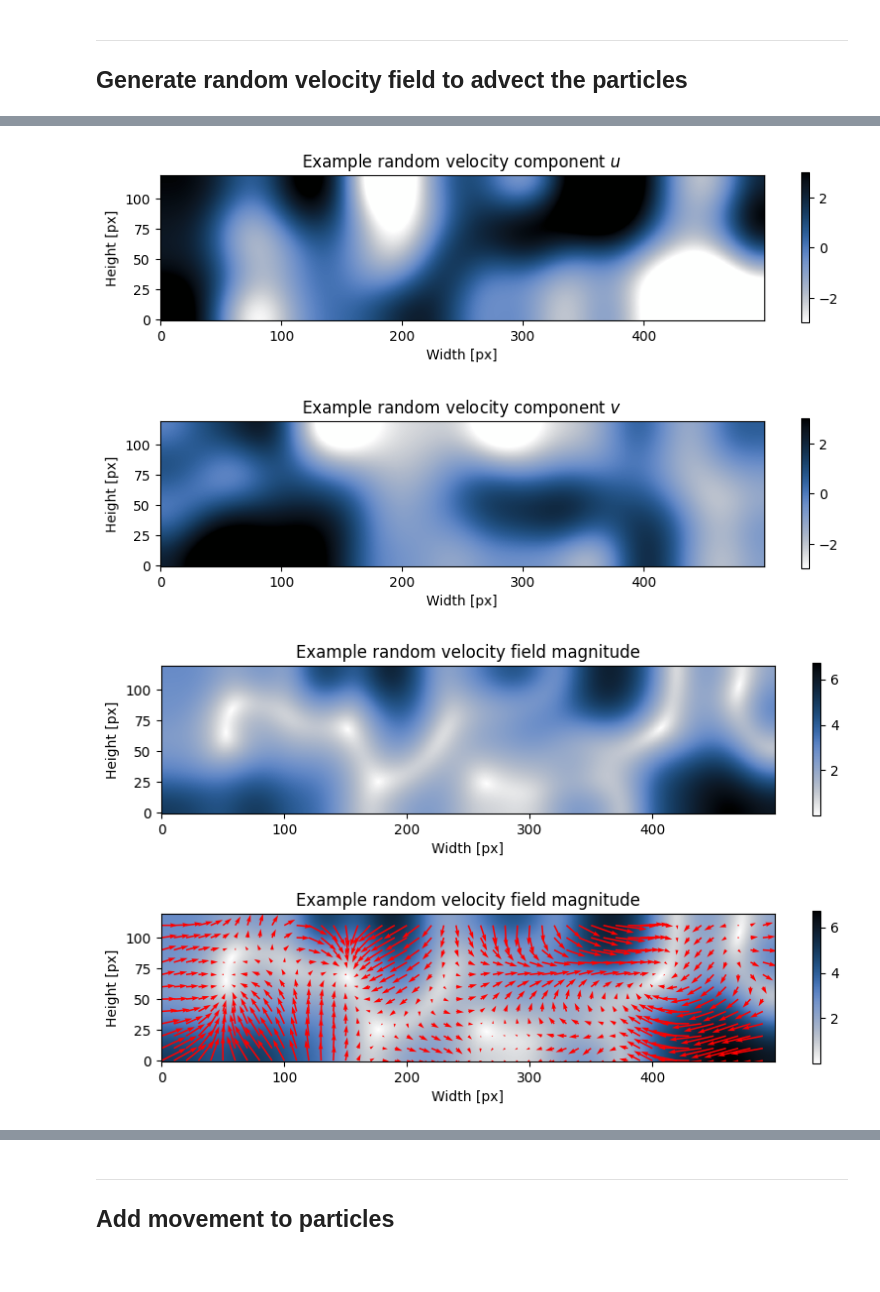
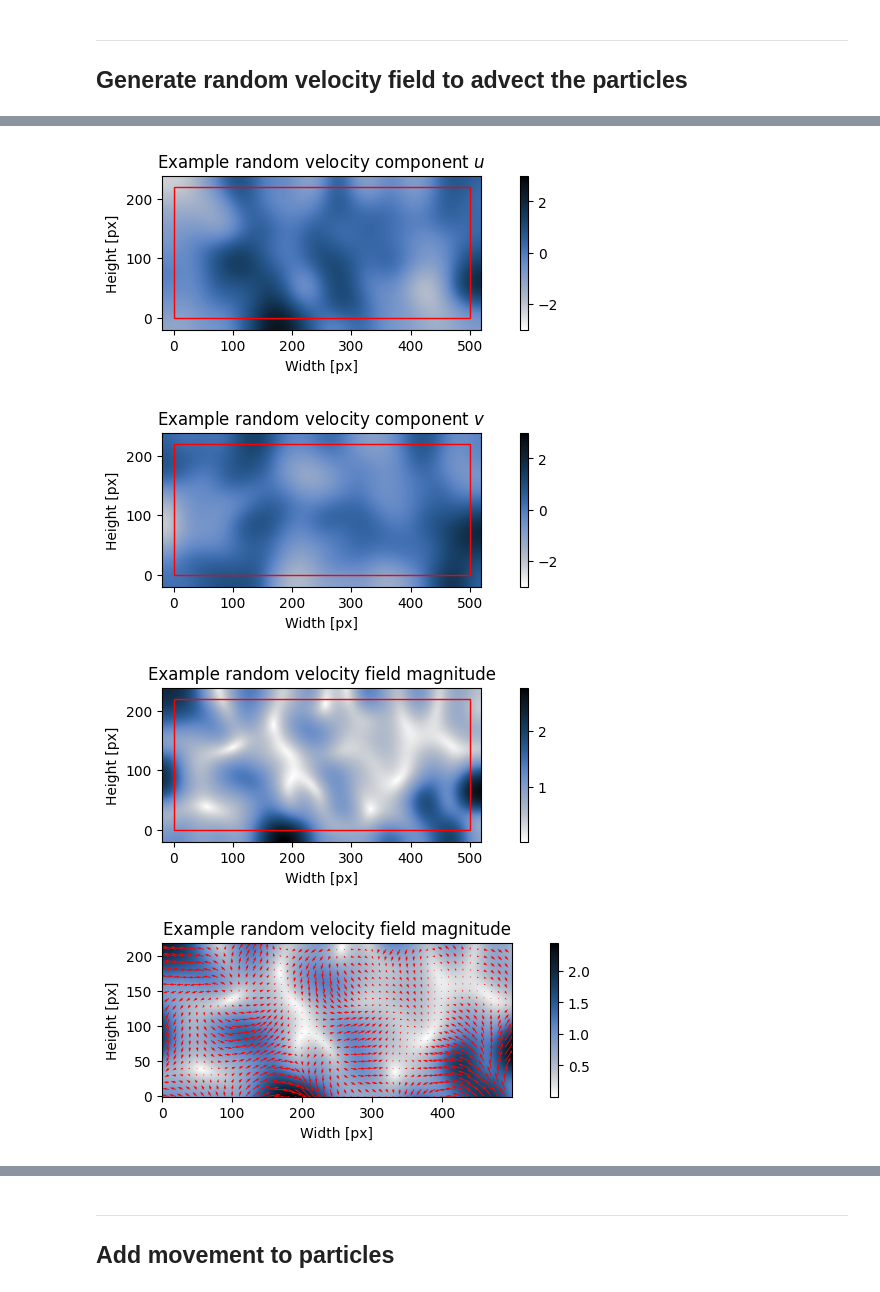
Before and after one commit to kamilazdybal/pykitPIV, a Jupyter notebook: jupyter-notebooks/debugging.ipynb, the cells around one changed output, grey strips where cells are left out. Cells and saved outputs as stored; diff of their text form; code cells hidden in the pictures.

```diff
--- a/jupyter-notebooks/debugging.ipynb
+++ b/jupyter-notebooks/debugging.ipynb
@@ -13,7 +13,7 @@ pandas==2.2.0
 # %%
 from pykitPIV import Particle, Image, FlowField, Motion
 # %%
-image_size = (120,500)
+image_size = (220,500)
 # %% [markdown]
 ***
 
@@ -24,7 +24,7 @@ particles = Particle(1,
                      size_buffer=20,
                      diameters=(6,10),
                      distances=(1,2),
-                     densities=(0.001,0.002),
+                     densities=(0.01,0.02),
                      signal_to_noise=(5,20),
                      diameter_std=1,
                      seeding_mode='random',
@@ -71,9 +71,9 @@ image.plot(0,
 
 ## Generate random velocity field to advect the particles
 # %%
-flowfield = FlowField(5,
+flowfield = FlowField(1,
                       size=image_size,
-                      size_buffer=0,
+                      size_buffer=20,
                       flow_mode='random',
                       gaussian_filters=(8,10),
                       n_gaussian_filter_iter=10,
@@ -98,5 +98,5 @@ image.plot_velocity_field(1,
 # %%
-image.plot_velocity_field(1,
+image.plot_velocity_field(0,
                           with_buffer=True,
                           xlabel='Width [px]',
                           ylabel='Height [px]',
@@ -106,22 +106,22 @@ image.plot_velocity_field(1,
                           figsize=(10,2),
                           filename='example-random-velocity-field.png');
 # %% [output]
-[figure, old version]
+[figure, new version]
-[figure, old version]
+[figure, new version]
 # %%
-image.plot_velocity_field_magnitude(1,
-                                    with_buffer=False,
+image.plot_velocity_field_magnitude(0,
+                                    with_buffer=True,
                                     xlabel='Width [px]',
                                     ylabel='Height [px]',
                                     title='Example random velocity field magnitude',
                                     cmap=cmc.oslo_r,
                                     figsize=(10,2),
                                     filename='example-random-velocity-field-magnitude.png');
 # %% [output]
-[figure, old version]
+[figure, new version]
 # %%
-image.plot_velocity_field_magnitude(1,
-                                    with_buffer=True,
+image.plot_velocity_field_magnitude(0,
+                                    with_buffer=False,
                                     add_quiver=True,
                                     quiver_step=10,
                                     quiver_color='r',
@@ -135,5 +135,5 @@ image.plot_velocity_field_magnitude(1,
                                     figsize=(10,2),
                                     filename='example-random-velocity-field-magnitude.png');
 # %% [output]
-[figure, old version]
+[figure, new version]
 # %%
```
Also changed, not shown: parts of 4 cells of this notebook, 5 other files.
